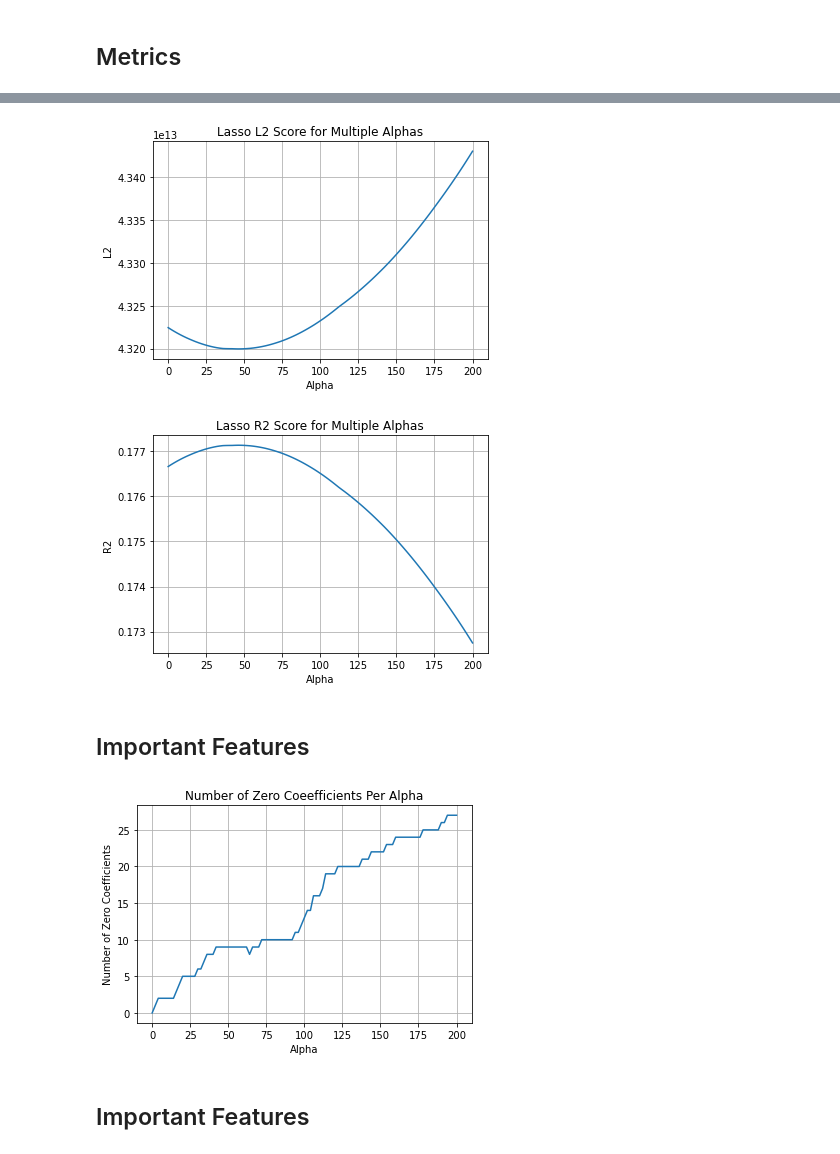
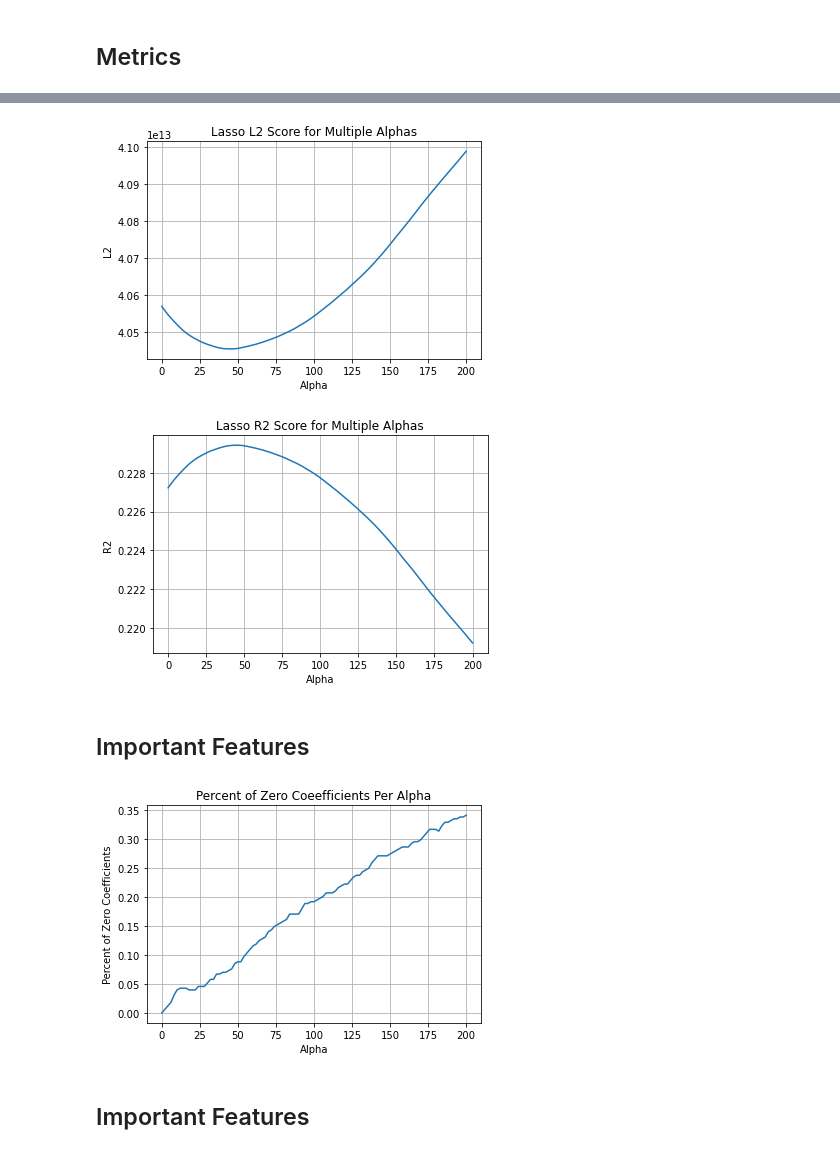
Before and after one commit to bi3mer/cs6140_final_project, a Jupyter notebook: LASSO.ipynb, the cells around one changed output, grey strips where cells are left out. Saved outputs shown, nothing was run; the diff lists cells and outputs as text; code cells hidden in the pictures.

```diff
--- a/LASSO.ipynb
+++ b/LASSO.ipynb
@@ -15,10 +15,10 @@ import numpy as np
 import datetime
 import os
 # %%
-train_x = pd.read_csv(os.path.join('data', 'train_x_all.csv'))
+train_x = pd.read_csv(os.path.join('data', 'train_x_sep.csv'))
 train_y = pd.read_csv(os.path.join('data', 'train_y.csv'))
 
-test_x = pd.read_csv(os.path.join('data', 'test_x_all.csv'))
+test_x = pd.read_csv(os.path.join('data', 'test_x_sep.csv'))
 test_y = pd.read_csv(os.path.join('data', 'test_y.csv'))
 # %%
 versions = []
@@ -56,7 +56,7 @@ ax.set(xlabel='Alpha', ylabel='L2',title='Lasso L2 Score for Multiple Alphas')
 ax.grid()
 plt.show()
 # %% [output]
-[figure, old version]
+[figure, new version]
 # %%
 fig, ax = plt.subplots()
 ax.plot(alphas, r2)
@@ -65,20 +65,20 @@ ax.set(xlabel='Alpha', ylabel='R2',title='Lasso R2 Score for Multiple Alphas')
 ax.grid()
 plt.show()
 # %% [output]
-[figure, old version]
+[figure, new version]
 # %% [markdown]
 ## Important Features
 # %%
-num_zeroes = [len(model.coef_) - np.count_nonzero(model.coef_) for model in versions]
+num_zeroes = [(len(model.coef_)-np.count_nonzero(model.coef_))/len(model.coef_) for model in versions]
 
 fig, ax = plt.subplots()
 ax.plot(alphas, num_zeroes)
 
-ax.set(xlabel='Alpha', ylabel='Number of Zero Coefficients',title='Number of Zero Coeefficients Per Alpha')
+ax.set(xlabel='Alpha', ylabel='Percent of Zero Coefficients',title='Percent of Zero Coeefficients Per Alpha')
 ax.grid()
 plt.show()
 # %% [output]
-[figure, old version]
+[figure, new version]
 # %% [markdown]
 ## Important Features
 # %%
```
Also changed, not shown: parts of 4 cells of this notebook, 7 other files.
